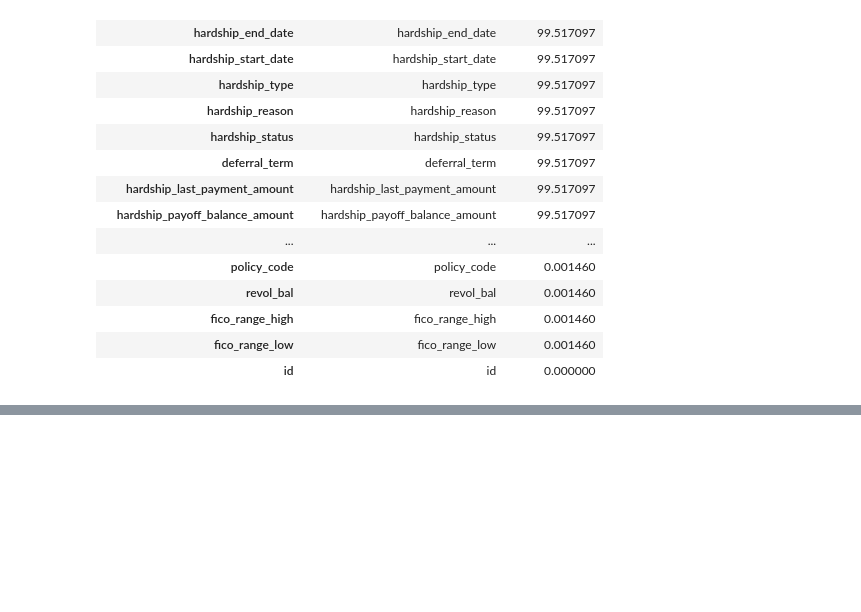
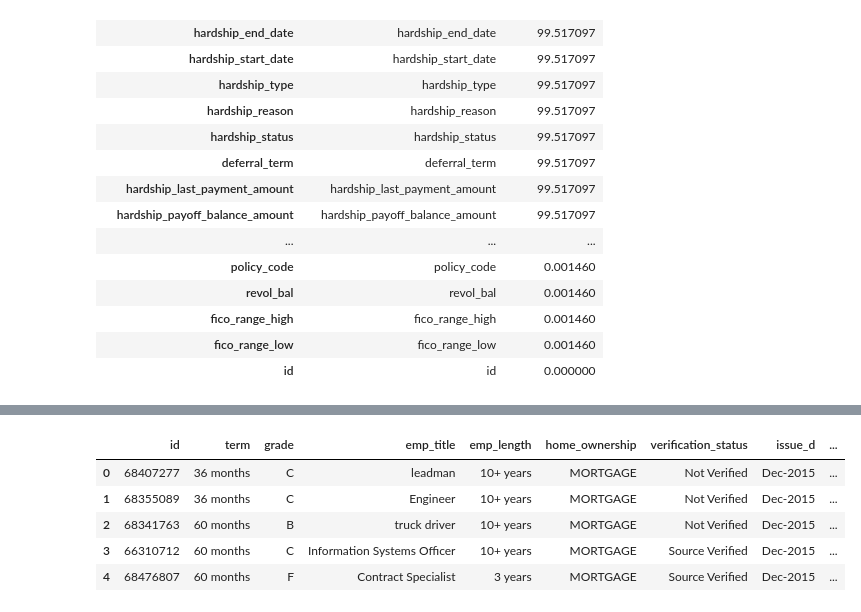
Before and after one commit to devenpatelmac/Loan-Default-Prediction, a Jupyter notebook: capstone.ipynb, the cells around one changed output, grey strips where cells are left out. Cells and saved outputs as stored; diff of their text form; code cells hidden in the pictures; blank space fills up the shorter version.

```diff
--- a/capstone.ipynb
+++ b/capstone.ipynb
@@ -124,0 +348,10 @@ accepted_cleaner.head()
+# %%
+categorical_df = accepted_cleaner.select_dtypes('object').copy()
+categorical_df.head()
+# %% [output]
+|  | id | term | grade | emp_title | emp_length | home_ownership | verification_status | issue_d | ... |
+| 0 | 68407277 | 36 months | C | leadman | 10+ years | MORTGAGE | Not Verified | Dec-2015 | ... |
+| 1 | 68355089 | 36 months | C | Engineer | 10+ years | MORTGAGE | Not Verified | Dec-2015 | ... |
+| 2 | 68341763 | 60 months | B | truck driver | 10+ years | MORTGAGE | Not Verified | Dec-2015 | ... |
+| 3 | 66310712 | 60 months | C | Information Systems Officer | 10+ years | MORTGAGE | Source Verified | Dec-2015 | ... |
+| 4 | 68476807 | 60 months | F | Contract Specialist | 3 years | MORTGAGE | Source Verified | Dec-2015 | ... |
```
Also changed, not shown: parts of 63 cells of this notebook, 1 other file.
